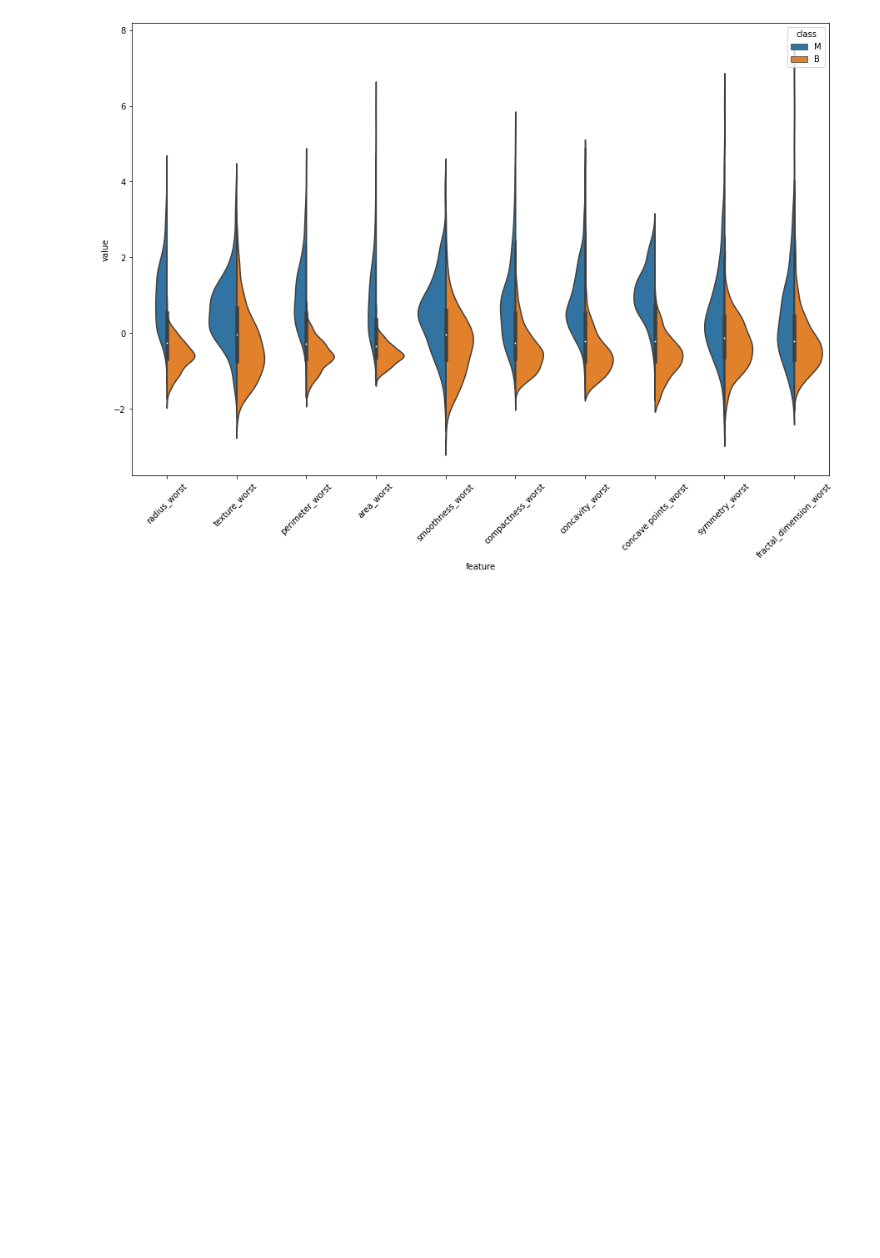
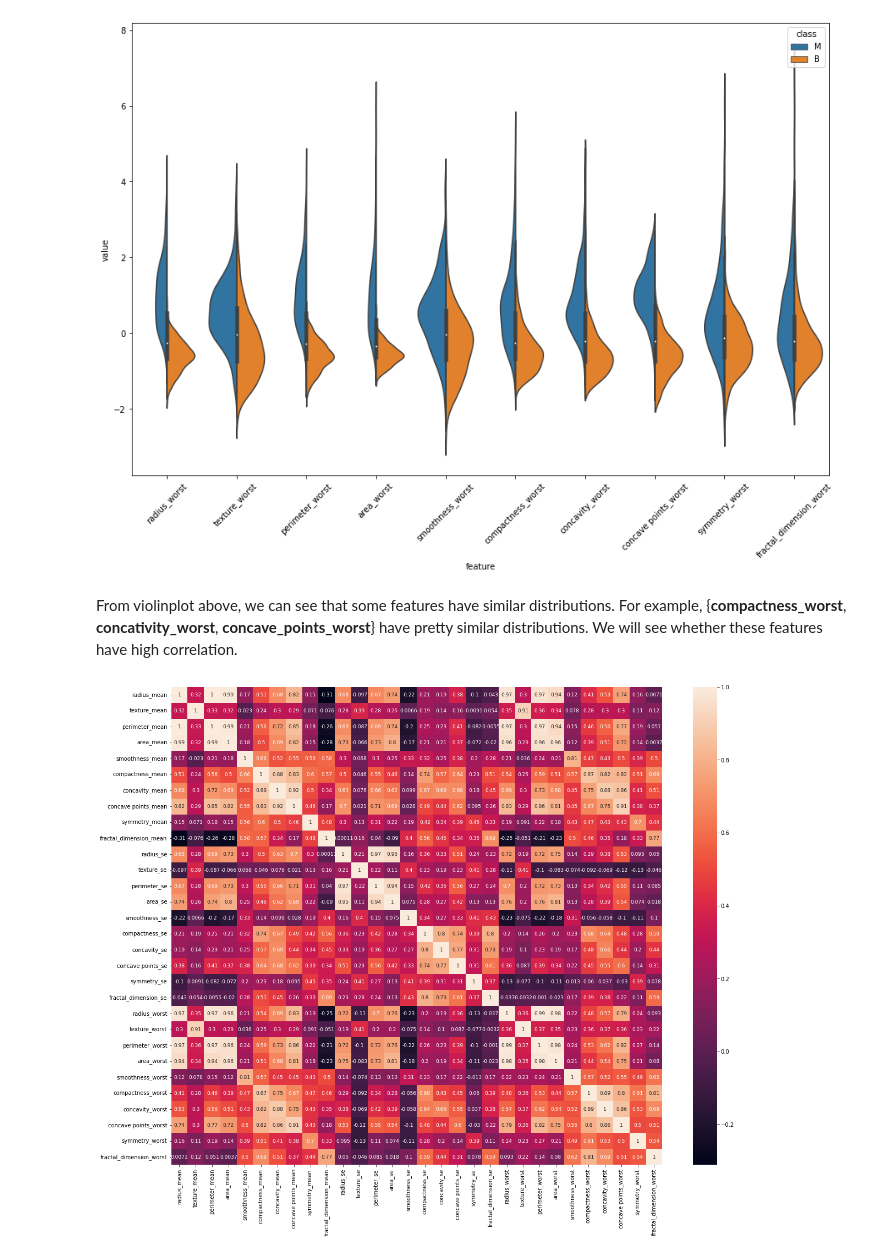
Before and after one commit to suryaParyanta/CZ4032-Rule_Based_Classifier, a Jupyter notebook: notebooks/data_preprocessing.ipynb, the cells around one changed output. Drawn from its saved outputs; the diff is of its cells as text; code cells hidden in the pictures; blank space fills up the shorter version.

```diff
--- a/notebooks/data_preprocessing.ipynb
+++ b/notebooks/data_preprocessing.ipynb
@@ -451,3 +456,12 @@ plt.xticks(rotation = 45)
 plt.show()
 # %% [output]
 [figure]
+# %% [markdown]
+From violinplot above, we can see that some features have similar distributions. For example, {**compactness_worst**, **concativity_worst**, **concave_points_worst**} have pretty similar distributions. We will see whether these features have high correlation.
+# %%
+# heatmap
+fig = plt.figure(figsize = (20,16))
+sns.heatmap(X_cont.corr(), annot = True, annot_kws={"fontsize":9})
+plt.show()
+# %% [output]
+[figure, added]
```
Also changed, not shown: parts of 7 cells of this notebook, 1 other file.
